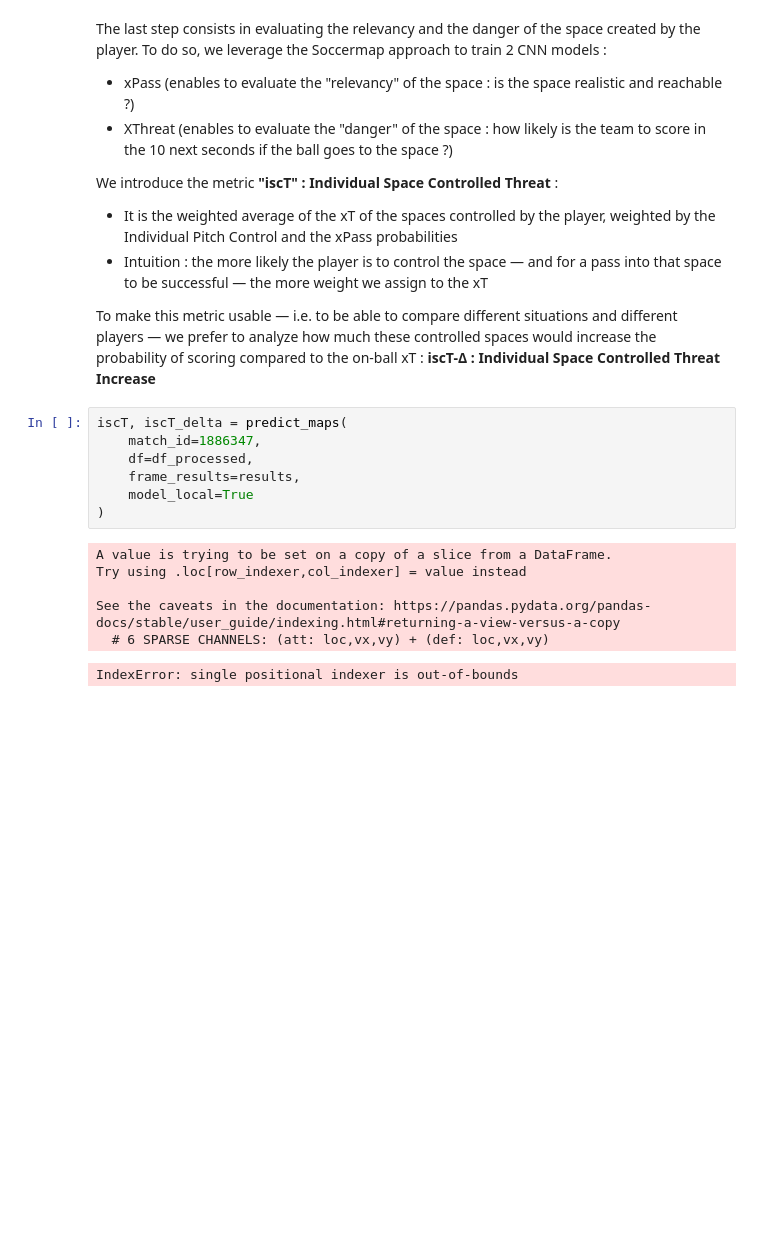
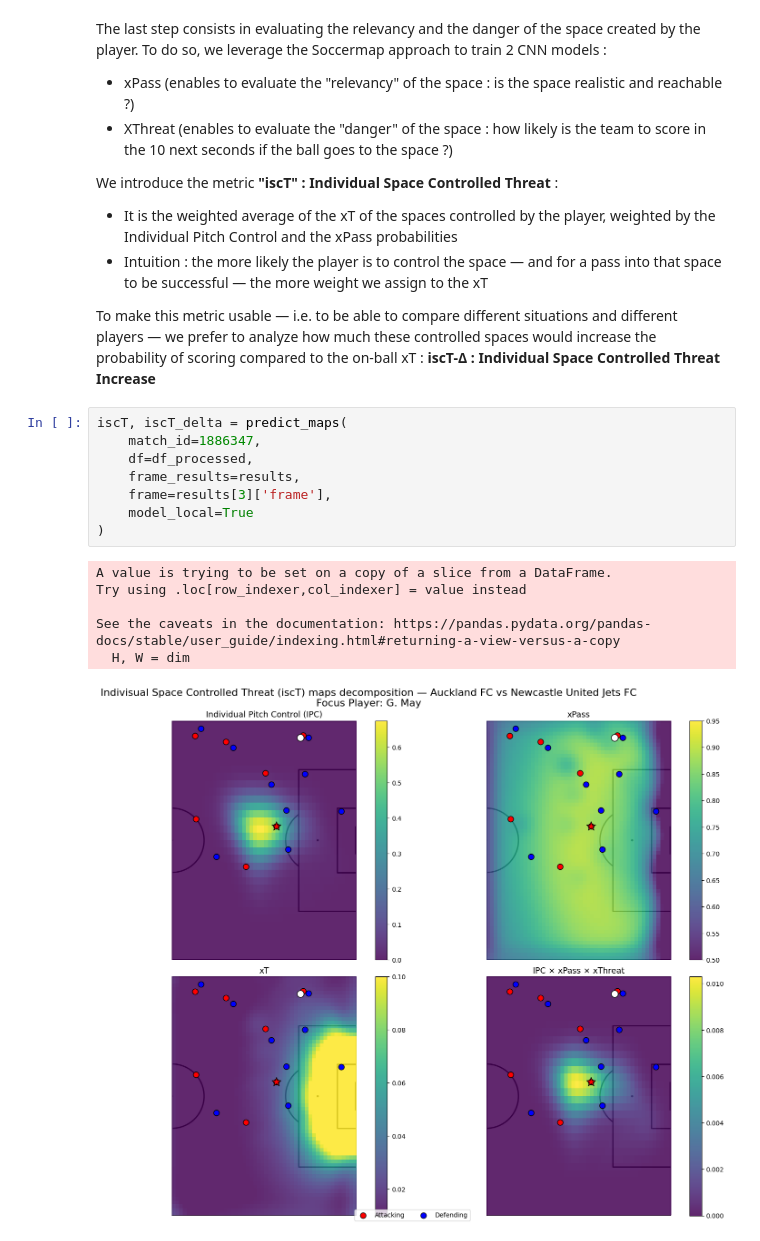
Before and after one commit to TustiWutsi/analytics_cup_research, a Jupyter notebook: submission.ipynb, the cells around one changed output. Drawn from its saved outputs; the diff is of its cells as text; blank space fills up the shorter version.

```diff
--- a/submission.ipynb
+++ b/submission.ipynb
@@ -214,15 +248,16 @@ To make this metric usable — i.e. to be able to compare different situations a
 # %%
 iscT, iscT_delta = predict_maps(
     match_id=1886347,
     df=df_processed,
     frame_results=results,
+    frame=results[3]['frame'],
     model_local=True
 )
 # %% [output]
 A value is trying to be set on a copy of a slice from a DataFrame.
 Try using .loc[row_indexer,col_indexer] = value instead
 
 See the caveats in the documentation: https://pandas.pydata.org/pandas-docs/stable/user_guide/indexing.html#returning-a-view-versus-a-copy
-  # 6 SPARSE CHANNELS: (att: loc,vx,vy) + (def: loc,vx,vy)
+  H, W = dim
-IndexError: single positional indexer is out-of-bounds
+[figure, added]
 # %%
```
Also changed, not shown: parts of 23 cells of this notebook, 19 other files.
